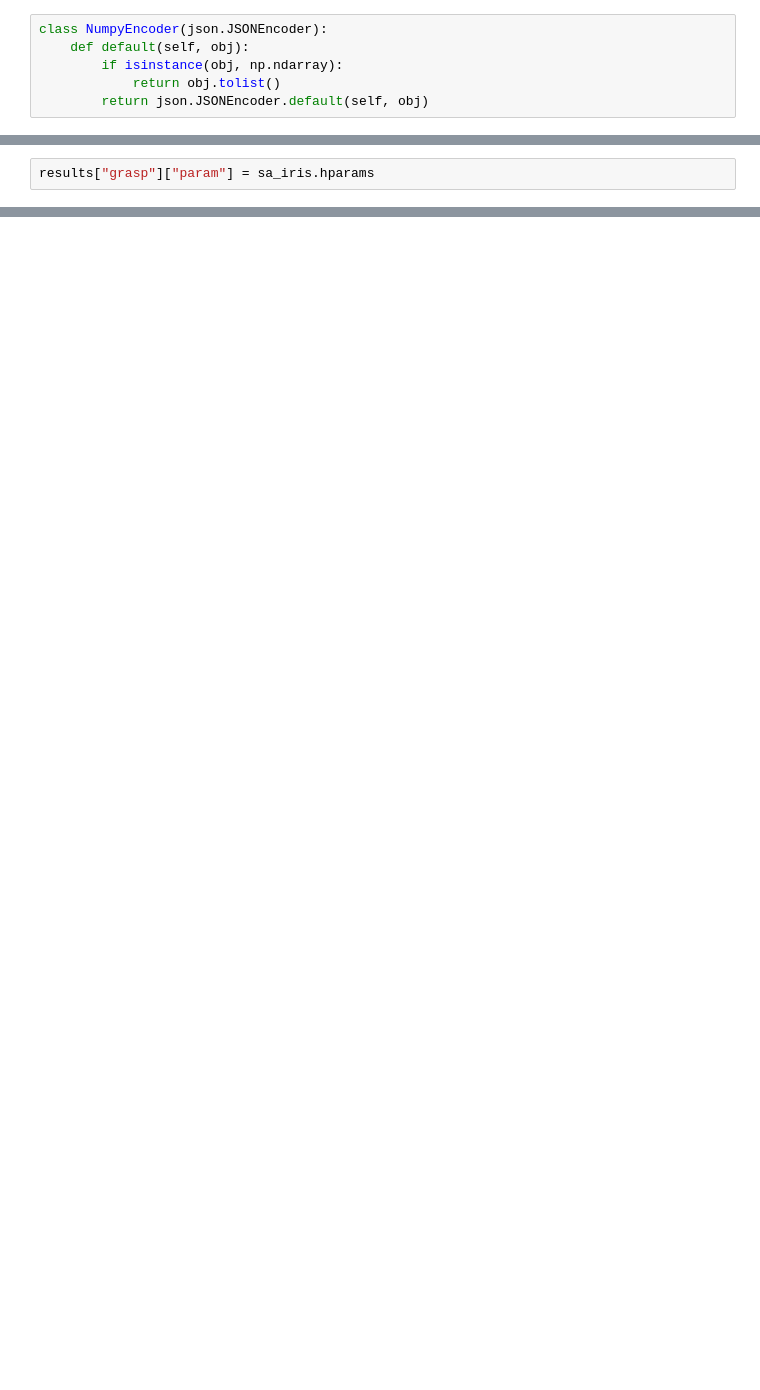
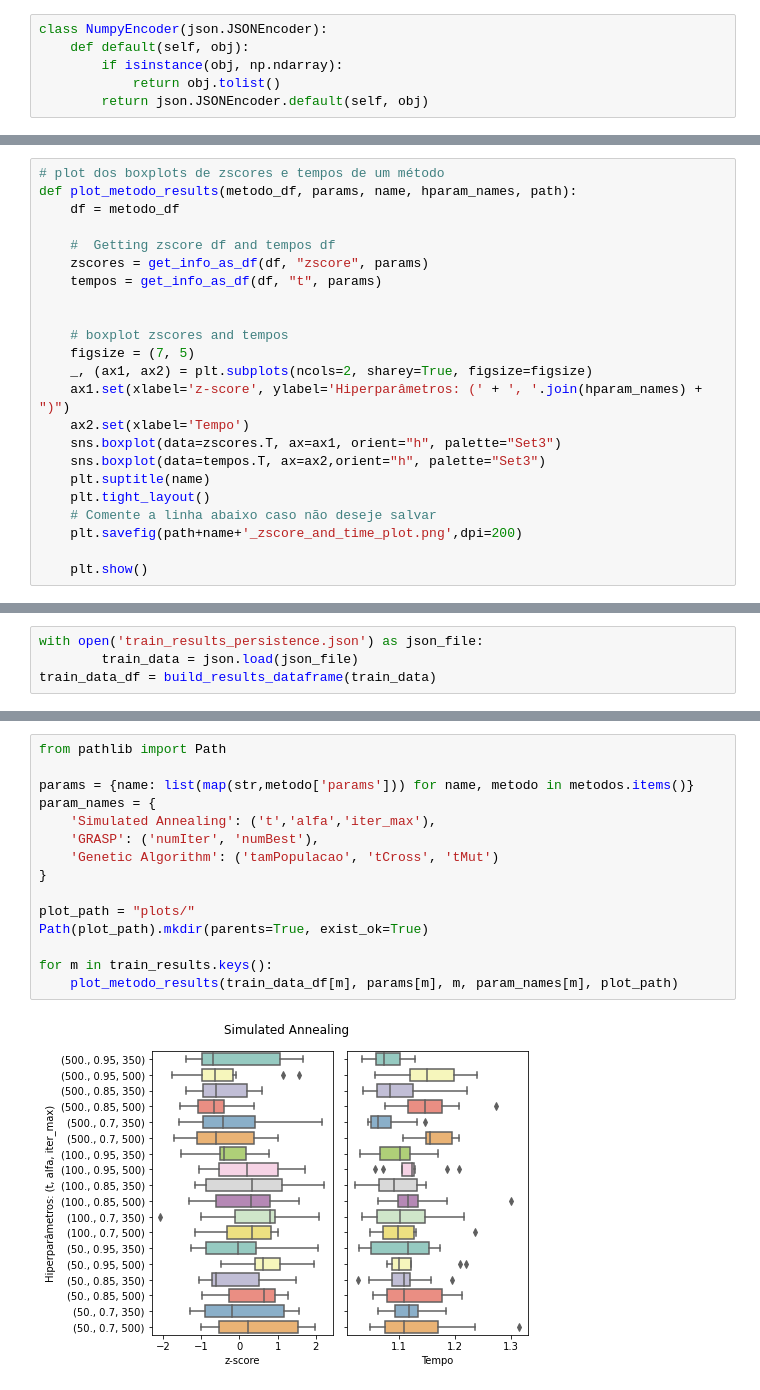
Before and after one commit to gabrielcipriano/trabalho-IA-2020-2, a Jupyter notebook: main.ipynb, the cells around one changed output, grey strips where cells are left out. Drawn from its saved outputs; the diff is of its cells as text; blank space fills up the shorter version.

```diff
--- a/main.ipynb
+++ b/main.ipynb
@@ -104,2 +127,0 @@ results["sa"]["param"] = sa_wine.hparams
-# %%
-results["grasp"]["param"] = sa_iris.hparams
@@ -132,0 +152,23 @@ print(b)
+# %%
+# plot dos boxplots de zscores e tempos de um método
+def plot_metodo_results(metodo_df, params, name, hparam_names, path):
+    df = metodo_df
+
+    #  Getting zscore df and tempos df
+    zscores = get_info_as_df(df, "zscore", params)
+    tempos = get_info_as_df(df, "t", params)
+
+
+    # boxplot zscores and tempos
+    figsize = (7, 5)
+    _, (ax1, ax2) = plt.subplots(ncols=2, sharey=True, figsize=figsize)
+    ax1.set(xlabel='z-score', ylabel='Hiperparâmetros: (' + ', '.join(hparam_names) + ")")
+    ax2.set(xlabel='Tempo')
+    sns.boxplot(data=zscores.T, ax=ax1, orient="h", palette="Set3")
+    sns.boxplot(data=tempos.T, ax=ax2,orient="h", palette="Set3")
+    plt.suptitle(name)
+    plt.tight_layout()
+    # Comente a linha abaixo caso não deseje salvar
+    plt.savefig(path+name+'_zscore_and_time_plot.png',dpi=200)
+
+    plt.show()
@@ -132,0 +177,4 @@ print(b)
+# %%
+with open('train_results_persistence.json') as json_file:
+        train_data = json.load(json_file)
+train_data_df = build_results_dataframe(train_data)
@@ -132,0 +183,17 @@ print(b)
+# %%
+from pathlib import Path
+
+params = {name: list(map(str,metodo['params'])) for name, metodo in metodos.items()}
+param_names = {
+    'Simulated Annealing': ('t','alfa','iter_max'),
+    'GRASP': ('numIter', 'numBest'),
+    'Genetic Algorithm': ('tamPopulacao', 'tCross', 'tMut')
+}
+
+plot_path = "plots/"
+Path(plot_path).mkdir(parents=True, exist_ok=True)
+
+for m in train_results.keys():
+    plot_metodo_results(train_data_df[m], params[m], m, param_names[m], plot_path)
+# %% [output]
+[figure, added]
```
Also changed, not shown: parts of 44 cells of this notebook, 24 other files.
